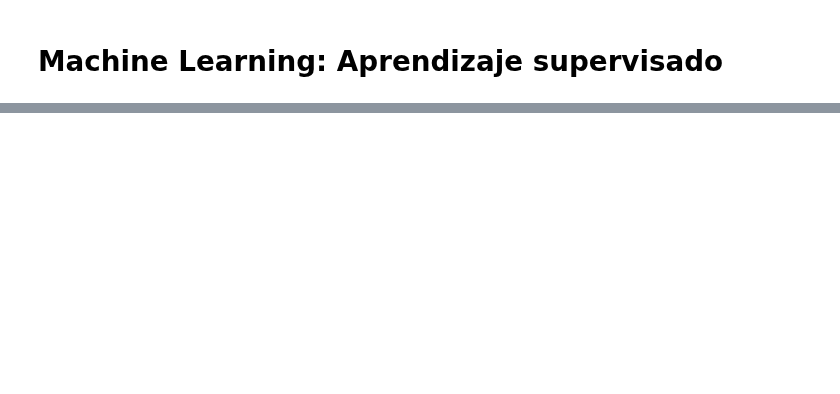
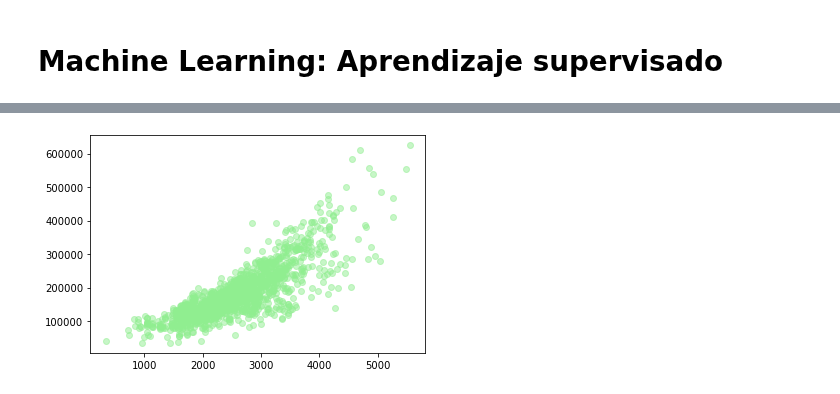
Before and after one commit to gmachinromero/course_kschool_ds_master, a Jupyter notebook: _05_python_machine_learning/_05_01_aprendizaje_supervisado.ipynb, the cells around one changed output, grey strips where cells are left out. Saved outputs shown, nothing was run; the diff lists cells and outputs as text; code cells hidden in the pictures; blank space fills up the shorter version.

```diff
--- a/_05_python_machine_learning/_05_01_aprendizaje_supervisado.ipynb
+++ b/_05_python_machine_learning/_05_01_aprendizaje_supervisado.ipynb
@@ -33,0 +93,18 @@ Los algoritmos más habituales que aplican para el aprendizaje supervisado son:
+# %%
+# Carga de datos
+url = "https://raw.githubusercontent.com/rezpe/datos_viz/master/house_prices.csv"
+df = pd.read_csv(url)
+
+# Variable superficie total
+df['TotalSF'] = df['TotalBsmtSF'] + df['1stFlrSF'] + df['2ndFlrSF']
+
+# Máscara casas menores de 6000 sqft
+df = df[df["TotalSF"]<6000]
+# %%
+# Preparación datos
+X = df[['TotalSF']]   # pandas DataFrame
+y = df['SalePrice']   # pandas Series
+# %%
+plt.scatter(X, y, c='lightgreen', alpha=0.5);
+# %% [output]
+[figure, added]
```
Also changed, not shown: parts of 34 cells of this notebook.
